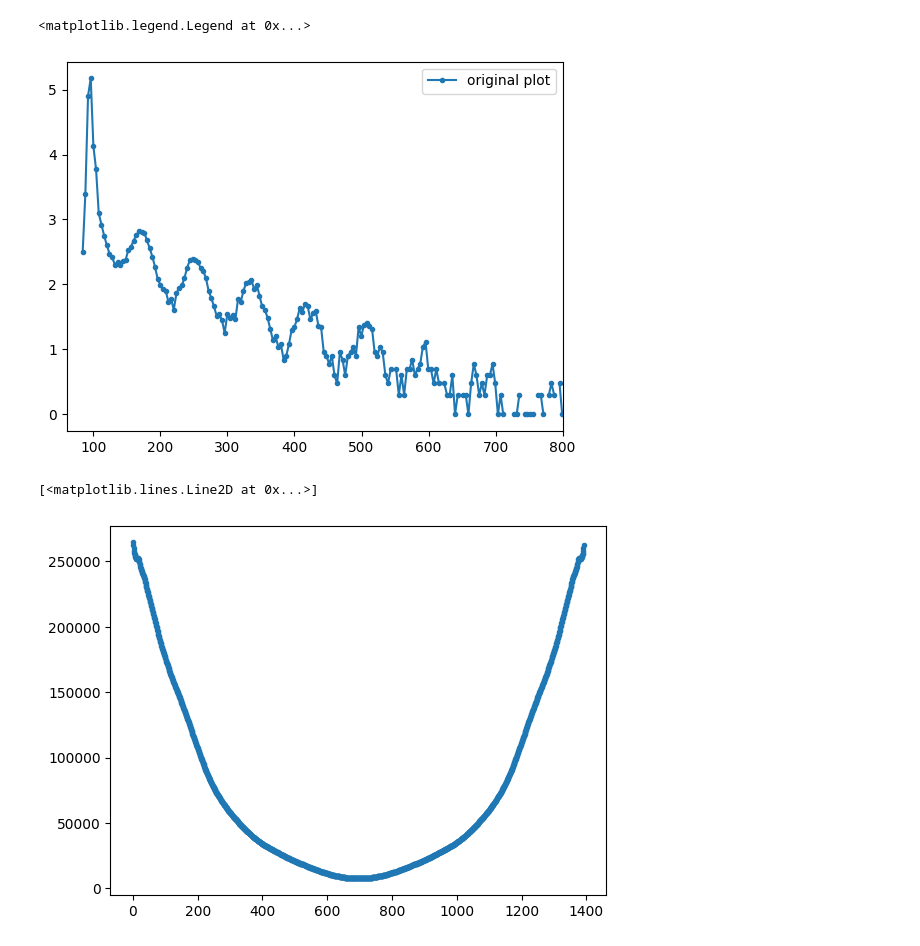
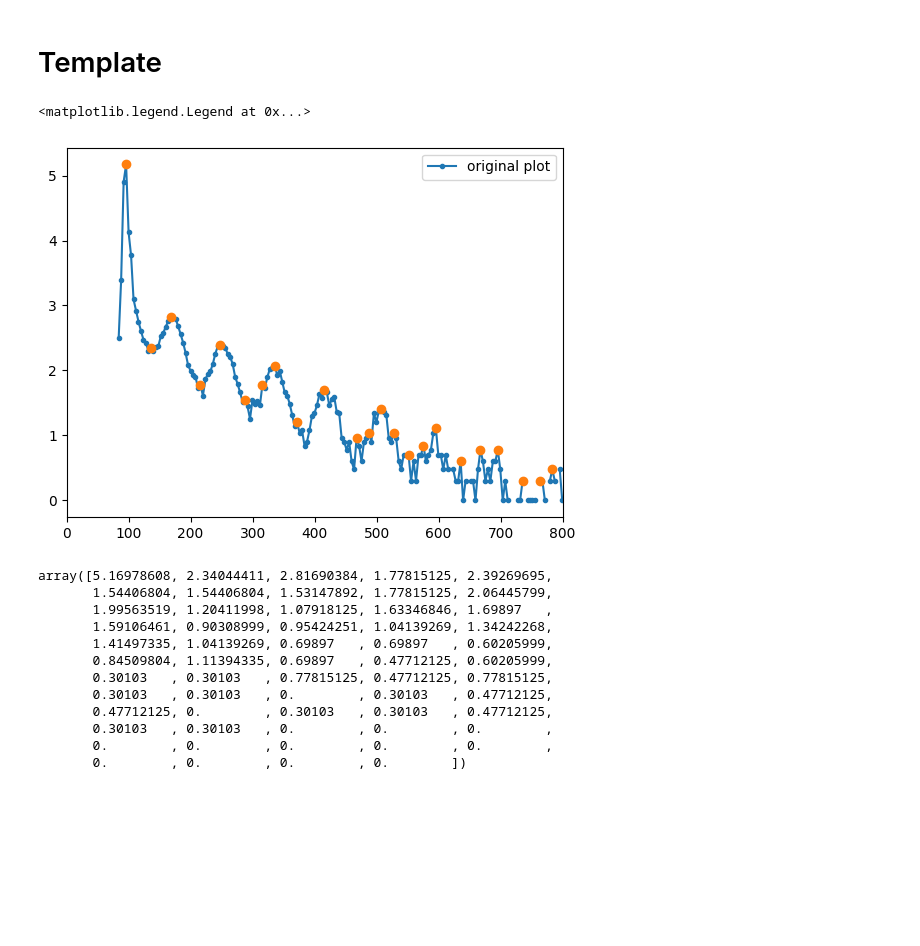
Before and after one commit to keiyinau/LabDataAnalysis, a Jupyter notebook: DataAnalysis_LAB.ipynb, the cells around one changed output. Saved outputs shown, nothing was run; the diff lists cells and outputs as text; code cells hidden in the pictures; blank space fills up the shorter version.

```diff
--- a/DataAnalysis_LAB.ipynb
+++ b/DataAnalysis_LAB.ipynb
@@ -28,26 +294,40 @@ def plot_data(name_keywords):
+# %% [markdown]
+# Template
 # %%
 datas=pd.read_csv("datas/sipm1_noCoincidence.txt",sep=' ')["ch0"]
 Y,X=np.histogram(datas, bins=300)
 X=(X[1:]+X[:-1])/2
+Y=np.log10(Y)
 dydx=np.gradient(Y)
 intY=sp.integrate.simpson(Y,x=X) # integrate all
 y_int = sp.integrate.cumulative_trapezoid(Y, X, initial=0)
 dydx_int = sp.integrate.cumulative_trapezoid(dydx, X, initial=0)
-#plt.plot(X,dydx,".-",label="Derivative of the plot")
+plt.plot(X,Y,".-",label="original plot")
+#plt.plot(X,dydx,",-",label="Derivative of the plot")
 #plt.plot(X,y_int,label="integrated")
 #plt.plot(X,dydx_int,label="derivative then integrate back")
-
-plt.plot(X,np.log10(Y),".-",label="original plot")
+peaks,_=sp.signal.find_peaks(Y,height=0,distance=5)
+plt.plot(X[peaks],Y[peaks],"o")
+#plt.plot(X,np.log10(Y),".-",label="original plot")
 #plt.hist(np.log10(datas), bins=300,label="Original data")
-plt.xlim(60,800)
+plt.xlim(0,800)
 #plt.ylim(-150,150)
 plt.legend()
 # %% [output]
 <matplotlib.legend.Legend at 0x...>
-[figure, old version]
+[figure, new version]
 # %%
-Y_fourier=sp.fft.fft(Y)
-plt.plot(np.abs(Y_fourier),".-",label="Fourier transform")
+Y[peaks]
 # %% [output]
-[<matplotlib.lines.Line2D at 0x...>]
+array([5.16978608, 2.34044411, 2.81690384, 1.77815125, 2.39269695,
+       1.54406804, 1.54406804, 1.53147892, 1.77815125, 2.06445799,
+       1.99563519, 1.20411998, 1.07918125, 1.63346846, 1.69897   ,
+       1.59106461, 0.90308999, 0.95424251, 1.04139269, 1.34242268,
+       1.41497335, 1.04139269, 0.69897   , 0.69897   , 0.60205999,
+       0.84509804, 1.11394335, 0.69897   , 0.47712125, 0.60205999,
+       0.30103   , 0.30103   , 0.77815125, 0.47712125, 0.77815125,
+       0.30103   , 0.30103   , 0.        , 0.30103   , 0.47712125,
+       0.47712125, 0.        , 0.30103   , 0.30103   , 0.47712125,
+       0.30103   , 0.30103   , 0.        , 0.        , 0.        ,
+       0.        , 0.        , 0.        , 0.        , 0.        ,
+       0.        , 0.        , 0.        , 0.        ])
-[figure, removed]
```
Also changed, not shown: parts of 24 cells of this notebook, 1 other file.
